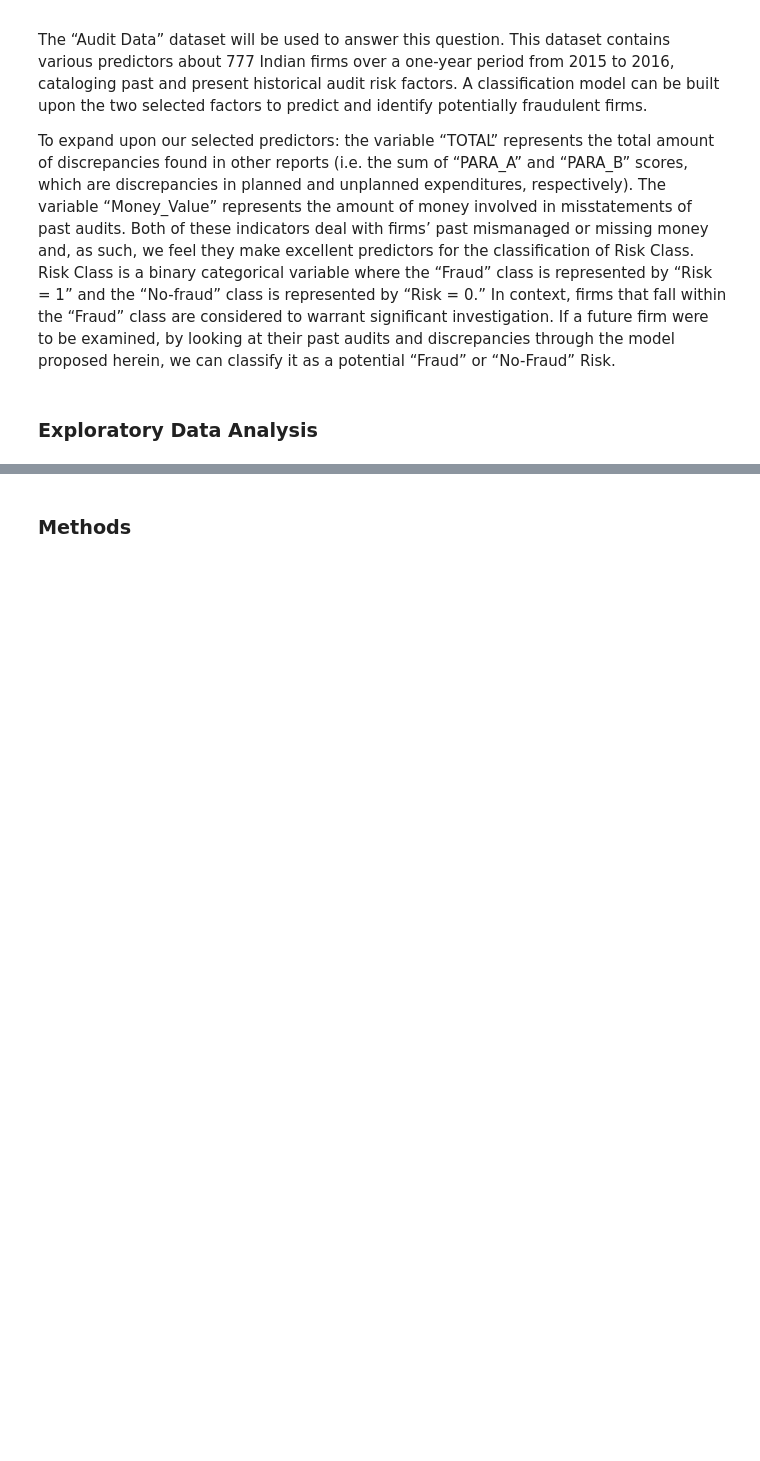
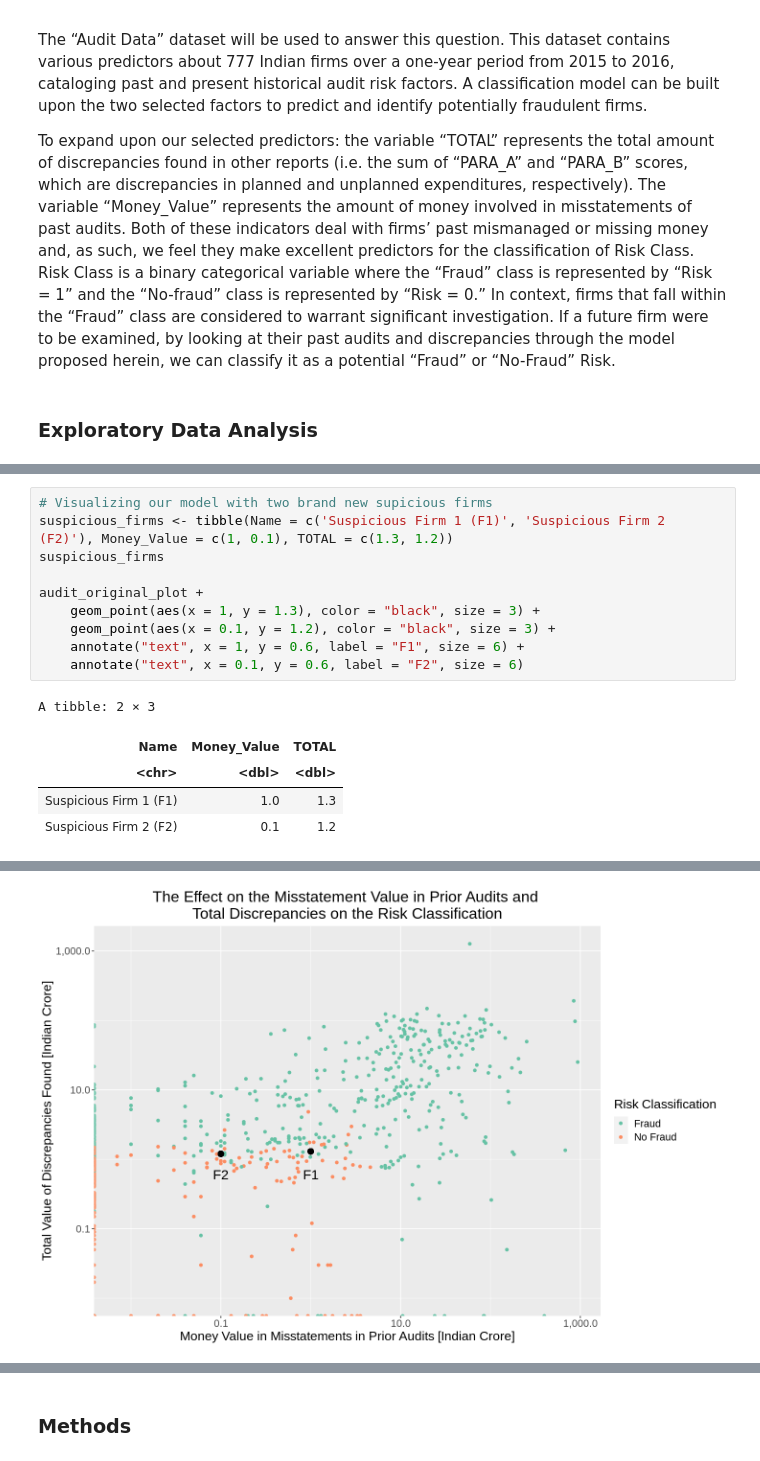
Before and after one commit to fulleraltamiranoe/audit_data, a Jupyter notebook: Final Project Proposal.ipynb, the cells around one changed output, grey strips where cells are left out. Drawn from its saved outputs; the diff is of its cells as text; blank space fills up the shorter version.

```diff
--- a/Final Project Proposal.ipynb
+++ b/Final Project Proposal.ipynb
@@ -162,0 +220,16 @@ Warning message:
+# %%
+# Visualizing our model with two brand new supicious firms
+suspicious_firms <- tibble(Name = c('Suspicious Firm 1 (F1)', 'Suspicious Firm 2 (F2)'), Money_Value = c(1, 0.1), TOTAL = c(1.3, 1.2))
+suspicious_firms
+
+audit_original_plot +
+    geom_point(aes(x = 1, y = 1.3), color = "black", size = 3) +
+    geom_point(aes(x = 0.1, y = 1.2), color = "black", size = 3) +
+    annotate("text", x = 1, y = 0.6, label = "F1", size = 6) +
+    annotate("text", x = 0.1, y = 0.6, label = "F2", size = 6)
+# %% [output]
+A tibble: 2 × 3
+| Name | Money_Value | TOTAL |
+| <chr> | <dbl> | <dbl> |
+| Suspicious Firm 1 (F1) | 1.0 | 1.3 |
+| Suspicious Firm 2 (F2) | 0.1 | 1.2 |
@@ -162,0 +242 @@ Warning message:
+[figure, added]
```
Also changed, not shown: parts of 9 cells of this notebook.
